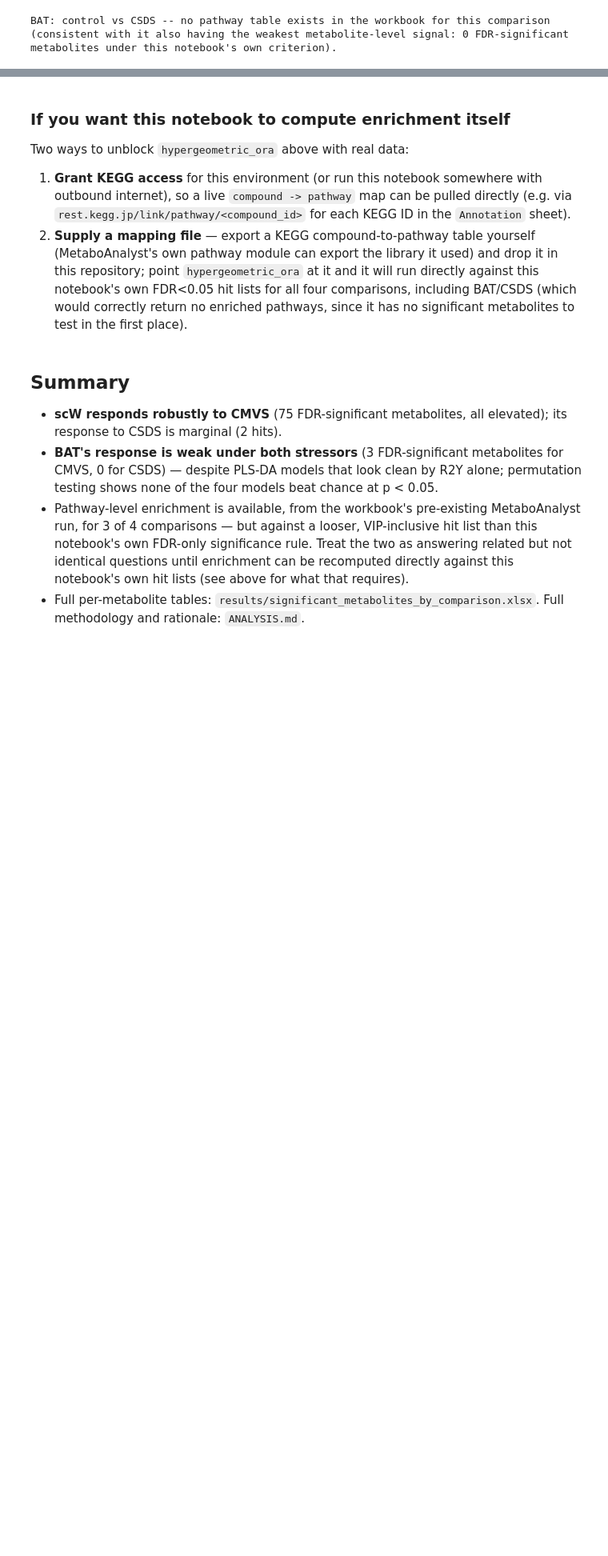
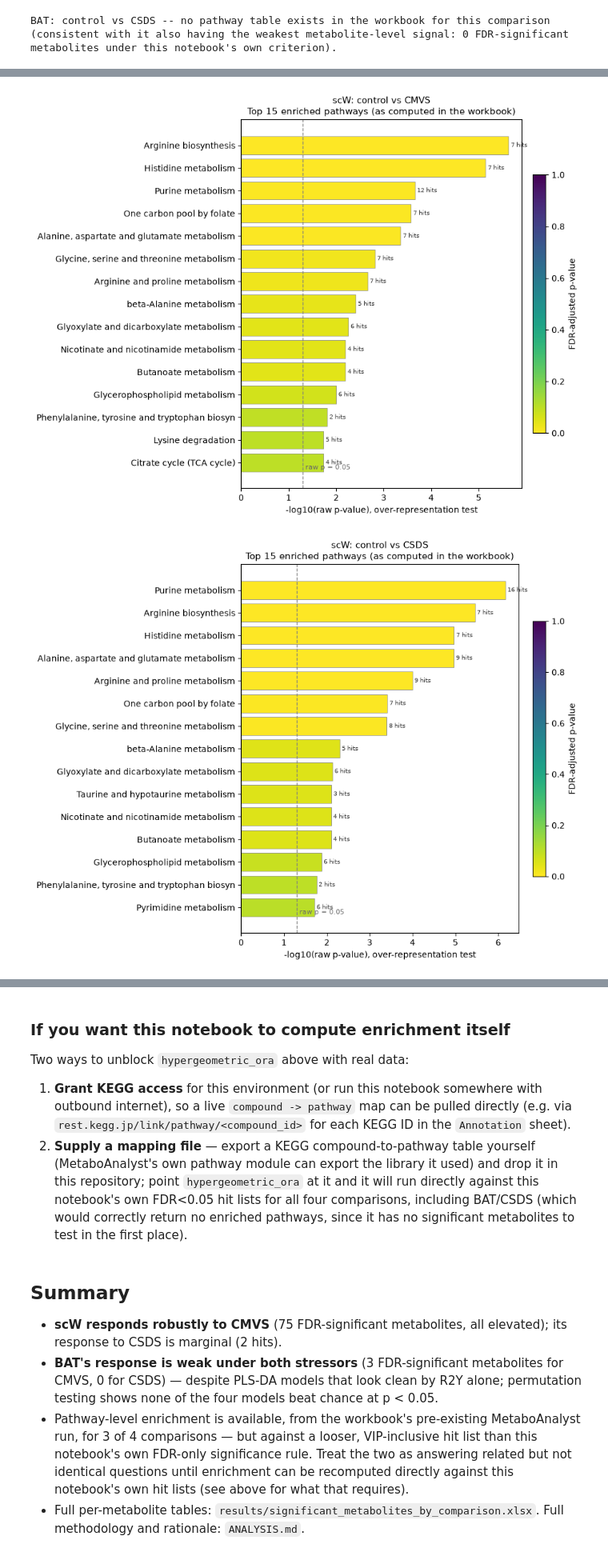
Before and after one commit to jovitaand/The-Effects-of-Stress-in-Gene-Expression-in-Adipose-Tissues, a Jupyter notebook: Corrected_Stress_Adipose_Metabolomics_Analysis.ipynb, the cells around one changed output, grey strips where cells are left out. Shown at 80% size. Saved outputs shown, nothing was run; the diff lists cells and outputs as text; code cells hidden in the pictures; blank space fills up the shorter version.

```diff
--- a/Corrected_Stress_Adipose_Metabolomics_Analysis.ipynb
+++ b/Corrected_Stress_Adipose_Metabolomics_Analysis.ipynb
@@ -422,0 +432,38 @@ metabolites under this notebook's own criterion).
+# %%
+def plot_enrichment_bar(table, title, top_n=15):
+    if len(table) == 0:
+        print(f"No pathway table available for {title}.")
+        return
+
+    ranked = table.nsmallest(top_n, "p-value").iloc[::-1]  # smallest p at top of the plot
+    y_pos = np.arange(len(ranked))
+    neg_log_p = -np.log10(ranked["p-value"].astype(float).clip(lower=1e-300))
+    fdr = ranked["Adjused p-value (FDR)"].astype(float)
+
+    fig, ax = plt.subplots(figsize=(9, max(3, 0.4 * len(ranked) + 1)), layout="constrained")
+
+    bars = ax.barh(y_pos, neg_log_p, color=plt.cm.viridis_r(fdr.clip(0, 1)), edgecolor="grey", linewidth=0.5)
+    ax.set_yticks(y_pos)
+    ax.set_yticklabels(ranked.iloc[:, 0].astype(str).str.slice(0, 45))
+    ax.axvline(-np.log10(0.05), linestyle="--", color="grey", linewidth=1)
+    ax.annotate("raw p = 0.05", xy=(-np.log10(0.05), 0), xytext=(3, -8), textcoords="offset points",
+                fontsize=8, color="dimgrey")
+
+    for bar, hits in zip(bars, ranked["Hits"].astype(int)):
+        ax.text(bar.get_width() + 0.05, bar.get_y() + bar.get_height() / 2,
+                f"{hits} hits", va="center", fontsize=7.5, color="#333333")
+
+    sm = plt.cm.ScalarMappable(cmap="viridis_r", norm=plt.Normalize(0, 1))
+    cb = fig.colorbar(sm, ax=ax, fraction=0.046, pad=0.02)
+    cb.set_label("FDR-adjusted p-value")
+
+    ax.set_xlabel("-log10(raw p-value), over-representation test")
+    ax.set_title(f"{title}\nTop {len(ranked)} enriched pathways (as computed in the workbook)", fontsize=11)
+    plt.show()
+
+
+for (tissue, case), table in pathway_tables.items():
+    plot_enrichment_bar(table, f"{tissue}: control vs {case}")
+# %% [output]
+[figure, added]
+[figure, added]
```
Also changed, not shown: parts of 2 cells of this notebook, 7 other files.
